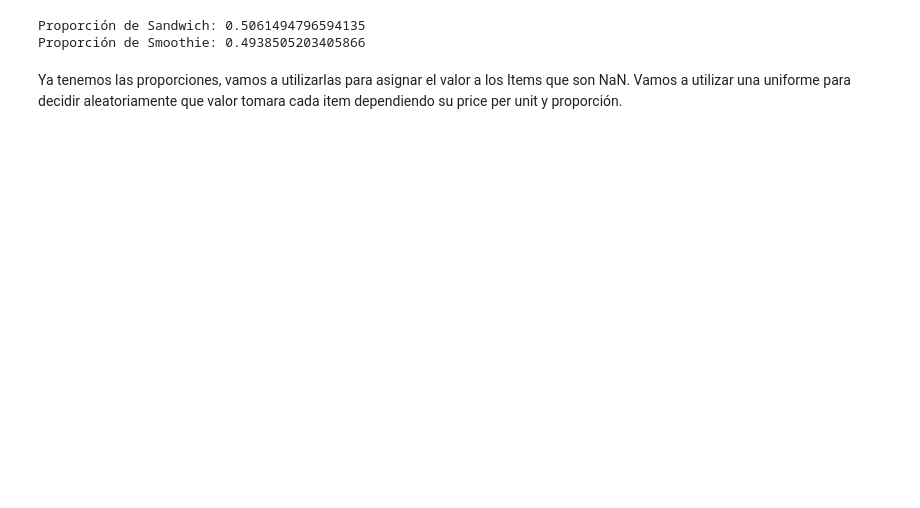
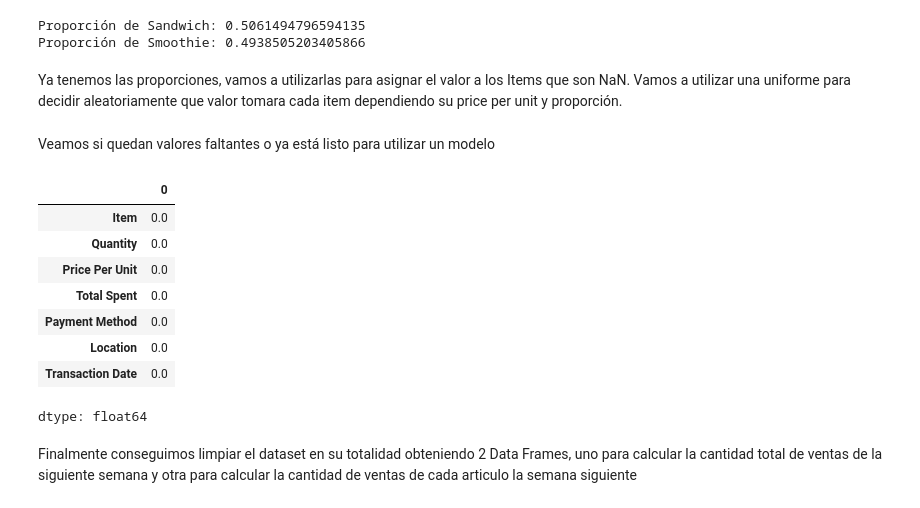
Before and after one commit to MauricioLlugdar/CoffeeShop-Sales, a Jupyter notebook: 01_CoffeeShopSales_Analysis_Exploration_Cleaning.ipynb, the cells around one changed output. Cells and saved outputs as stored; diff of their text form; code cells hidden in the pictures; blank space fills up the shorter version.

```diff
--- a/01_CoffeeShopSales_Analysis_Exploration_Cleaning.ipynb
+++ b/01_CoffeeShopSales_Analysis_Exploration_Cleaning.ipynb
@@ -584,3 +601,47 @@ Proporción de Sandwich: 0.5061494796594135
 Proporción de Smoothie: 0.4938505203405866
 # %% [markdown]
 Ya tenemos las proporciones, vamos a utilizarlas para asignar el valor a los Items que son NaN. Vamos a utilizar una uniforme para decidir aleatoriamente que valor tomara cada item dependiendo su price per unit y proporción.
+# %%
+rng = np.random.default_rng(8)
+
+mask_3_nan = (
+    (df_unidad_cant["Price Per Unit"] == 3)
+    & (df_unidad_cant["Item"].isna())
+)
+
+n_3 = mask_3_nan.sum()
+
+df_unidad_cant.loc[mask_3_nan, "Item"] = rng.choice(
+    ["Cake", "Juice"],
+    size=n_3,
+    p=[propCake, propJuice]
+)
+
+mask_4_nan = (
+    (df_unidad_cant["Price Per Unit"] == 4)
+    & (df_unidad_cant["Item"].isna())
+)
+
+n_4 = mask_4_nan.sum()
+
+df_unidad_cant.loc[mask_4_nan, "Item"] = rng.choice(
+    ["Sandwich", "Smoothie"],
+    size=n_4,
+    p=[propSandwich, propSmoothie]
+)
+# %% [markdown]
+Veamos si quedan valores faltantes o ya está listo para utilizar un modelo
+# %%
+df_unidad_cant.isna().mean().sort_values(ascending=False)
+# %% [output]
+|  | 0 |
+| Item | 0.0 |
+| Quantity | 0.0 |
+| Price Per Unit | 0.0 |
+| Total Spent | 0.0 |
+| Payment Method | 0.0 |
+| Location | 0.0 |
+| Transaction Date | 0.0 |
+dtype: float64
+# %% [markdown]
+Finalmente conseguimos limpiar el dataset en su totalidad obteniendo 2 Data Frames, uno para calcular la cantidad total de ventas de la siguiente semana y otra para calcular la cantidad de ventas de cada articulo la semana siguiente
```
Also changed, not shown: parts of 1 cell of this notebook.
